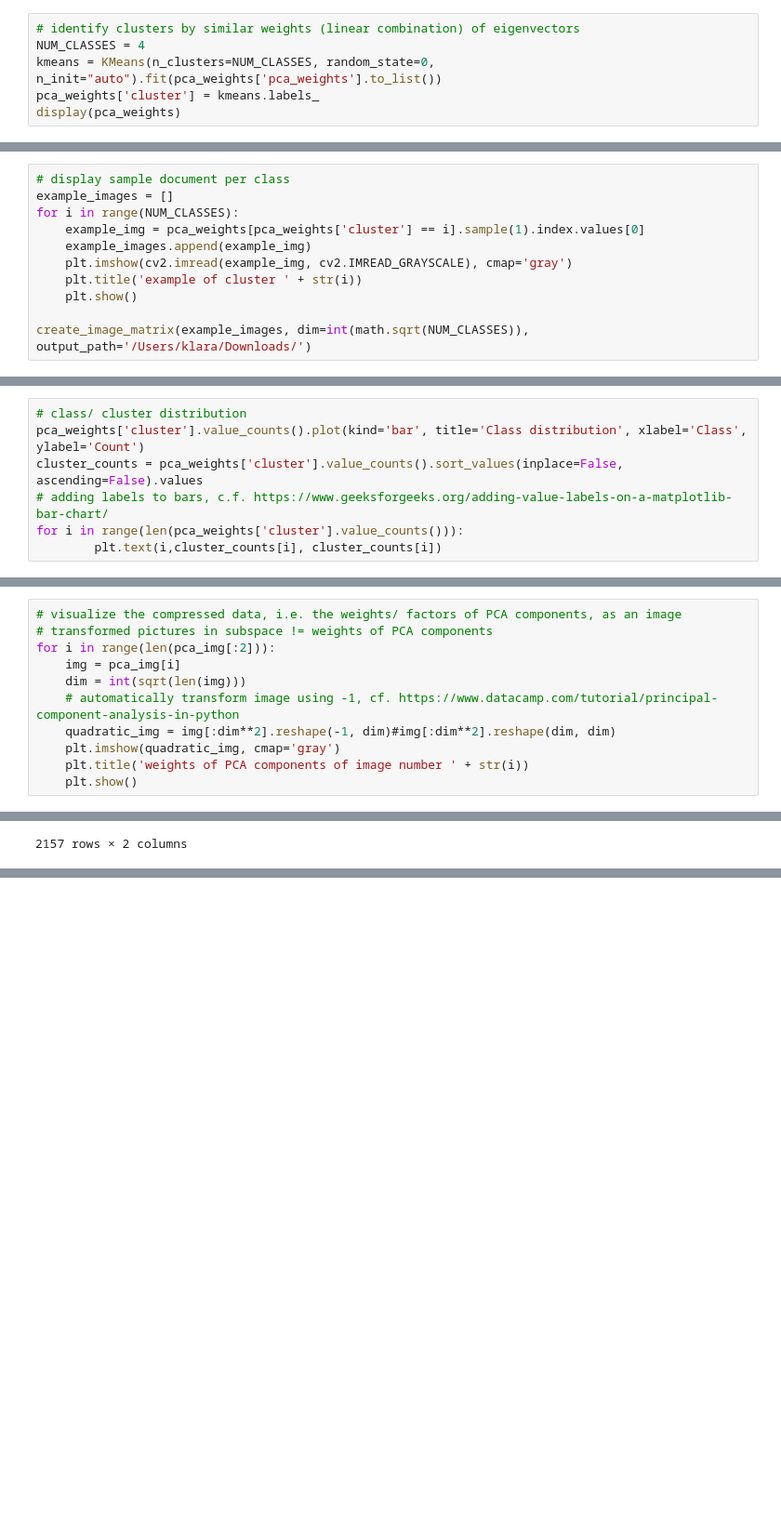
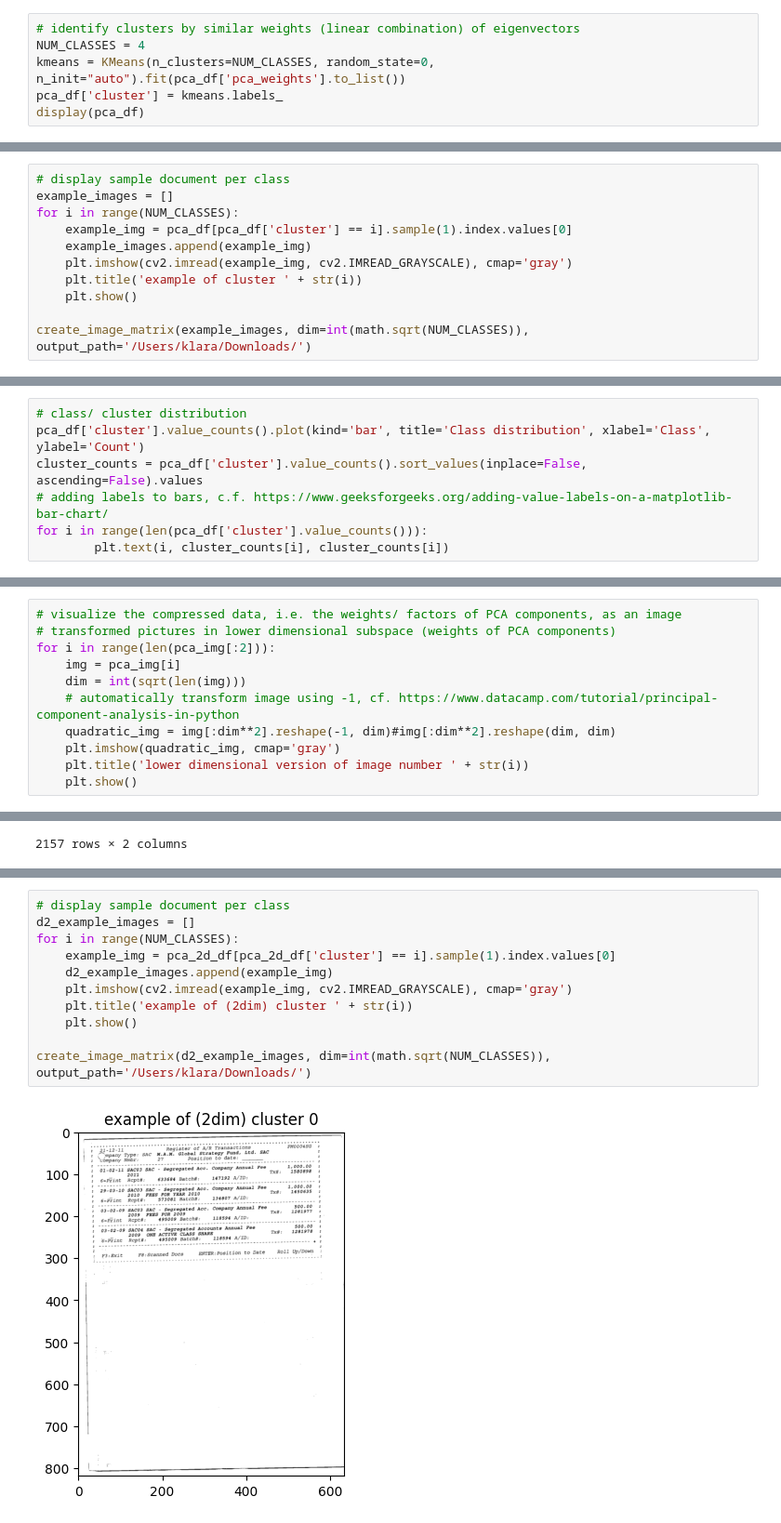
Before and after one commit to KlaraGtknst/topic-analysis-text-data, a Jupyter notebook: image_clustering.ipynb, the cells around one changed output, grey strips where cells are left out. Shown at 93% size. Saved outputs shown, nothing was run; the diff lists cells and outputs as text; blank space fills up the shorter version.

```diff
--- a/image_clustering.ipynb
+++ b/image_clustering.ipynb
@@ -104,9 +104,9 @@ pca_weights
 # %%
 # identify clusters by similar weights (linear combination) of eigenvectors
 NUM_CLASSES = 4
-kmeans = KMeans(n_clusters=NUM_CLASSES, random_state=0, n_init="auto").fit(pca_weights['pca_weights'].to_list())
-pca_weights['cluster'] = kmeans.labels_
-display(pca_weights)
+kmeans = KMeans(n_clusters=NUM_CLASSES, random_state=0, n_init="auto").fit(pca_df['pca_weights'].to_list())
+pca_df['cluster'] = kmeans.labels_
+display(pca_df)
 # %% [output]
 |  | pca_weights | cluster |
 | path |  |  |
@@ -126,7 +126,7 @@ display(pca_weights)
 # display sample document per class
 example_images = []
 for i in range(NUM_CLASSES):
-    example_img = pca_weights[pca_weights['cluster'] == i].sample(1).index.values[0]
+    example_img = pca_df[pca_df['cluster'] == i].sample(1).index.values[0]
     example_images.append(example_img)
     plt.imshow(cv2.imread(example_img, cv2.IMREAD_GRAYSCALE), cmap='gray')
     plt.title('example of cluster ' + str(i))
@@ -141,24 +141,24 @@ create_image_matrix(example_images, dim=int(math.sqrt(NUM_CLASSES)), output_path
 [figure]
 # %%
 # class/ cluster distribution
-pca_weights['cluster'].value_counts().plot(kind='bar', title='Class distribution', xlabel='Class', ylabel='Count')
-cluster_counts = pca_weights['cluster'].value_counts().sort_values(inplace=False, ascending=False).values
+pca_df['cluster'].value_counts().plot(kind='bar', title='Class distribution', xlabel='Class', ylabel='Count')
+cluster_counts = pca_df['cluster'].value_counts().sort_values(inplace=False, ascending=False).values
 # adding labels to bars, c.f. https://www.geeksforgeeks.org/adding-value-labels-on-a-matplotlib-bar-chart/
-for i in range(len(pca_weights['cluster'].value_counts())):
-        plt.text(i,cluster_counts[i], cluster_counts[i])
+for i in range(len(pca_df['cluster'].value_counts())):
+        plt.text(i, cluster_counts[i], cluster_counts[i])
 # %% [output]
 Class distribution:  [2114   41    1    1]
 [figure]
 # %%
 # visualize the compressed data, i.e. the weights/ factors of PCA components, as an image
-# transformed pictures in subspace != weights of PCA components
+# transformed pictures in lower dimensional subspace (weights of PCA components)
 for i in range(len(pca_img[:2])):
     img = pca_img[i]
     dim = int(sqrt(len(img)))
     # automatically transform image using -1, cf. https://www.datacamp.com/tutorial/principal-component-analysis-in-python
     quadratic_img = img[:dim**2].reshape(-1, dim)#img[:dim**2].reshape(dim, dim)
     plt.imshow(quadratic_img, cmap='gray')
-    plt.title('weights of PCA components of image number ' + str(i))
+    plt.title('lower dimensional version of image number ' + str(i))
     plt.show()
 # %% [output]
 [figure]
@@ -234,0 +237,13 @@ Text(0.5, 1.0, '2D representation of images clustered by KMeans')
+# %%
+# display sample document per class
+d2_example_images = []
+for i in range(NUM_CLASSES):
+    example_img = pca_2d_df[pca_2d_df['cluster'] == i].sample(1).index.values[0]
+    d2_example_images.append(example_img)
+    plt.imshow(cv2.imread(example_img, cv2.IMREAD_GRAYSCALE), cmap='gray')
+    plt.title('example of (2dim) cluster ' + str(i))
+    plt.show()
+
+create_image_matrix(d2_example_images, dim=int(math.sqrt(NUM_CLASSES)), output_path='/Users/klara/Downloads/')
+# %% [output]
+[figure, added]
```
Also changed, not shown: parts of 7 cells of this notebook.
